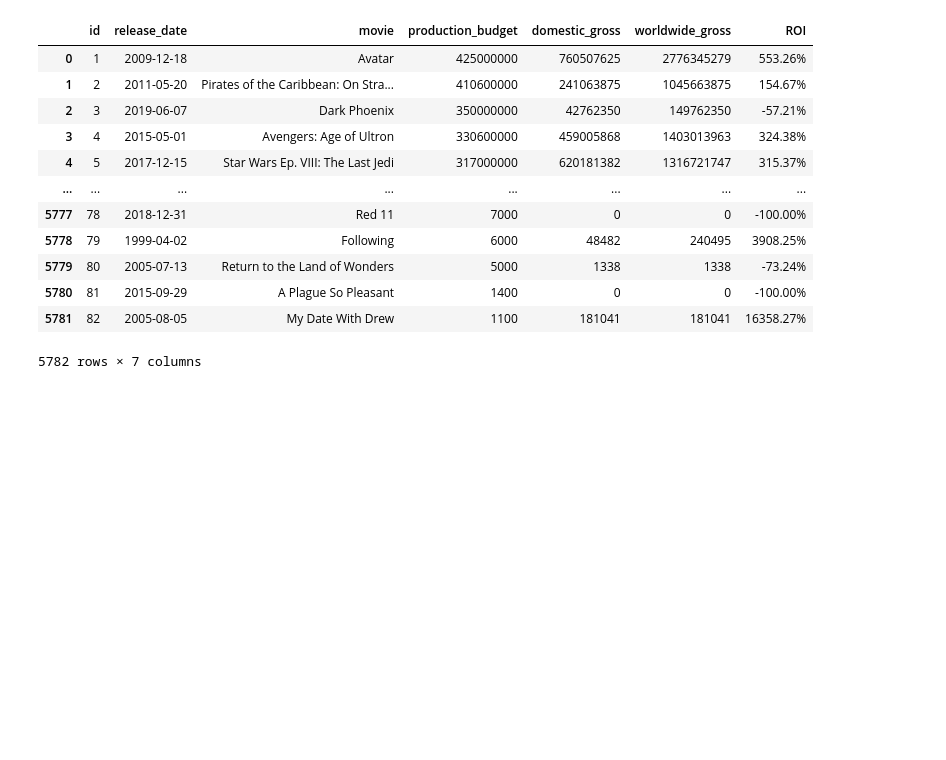
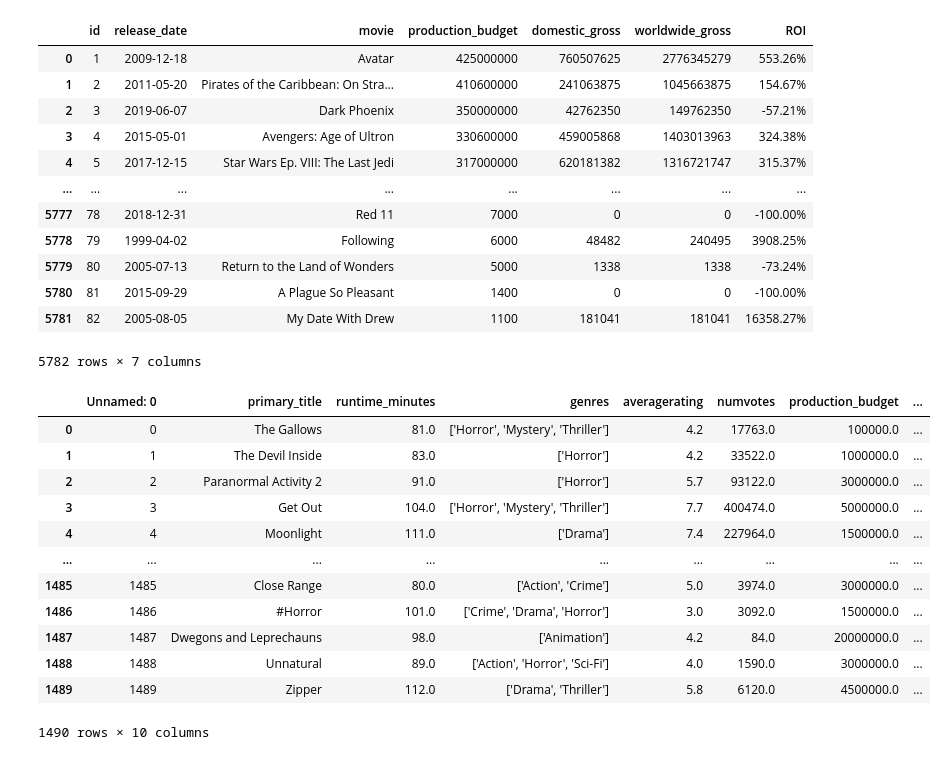
Before and after one commit to pyamin1878/Movie-Project, a Jupyter notebook: Notebooks/student_working_notebook-juvenson.ipynb, the cells around one changed output. Drawn from its saved outputs; the diff is of its cells as text; code cells hidden in the pictures; blank space fills up the shorter version.

```diff
--- a/Notebooks/student_working_notebook-juvenson.ipynb
+++ b/Notebooks/student_working_notebook-juvenson.ipynb
@@ -576,3 +850,22 @@ df_n
 | 5780 | 81 | 2015-09-29 | A Plague So Pleasant | 1400 | 0 | 0 | -100.00% |
 | 5781 | 82 | 2005-08-05 | My Date With Drew | 1100 | 181041 | 181041 | 16358.27% |
 5782 rows × 7 columns
+# %%
+#
+df_clean = pd.read_csv('../Data/movie_clean.csv')
+# %%
+df_clean
+# %% [output]
+|  | Unnamed: 0 | primary_title | runtime_minutes | genres | averagerating | numvotes | production_budget | ... |
+| 0 | 0 | The Gallows | 81.0 | ['Horror', 'Mystery', 'Thriller'] | 4.2 | 17763.0 | 100000.0 | ... |
+| 1 | 1 | The Devil Inside | 83.0 | ['Horror'] | 4.2 | 33522.0 | 1000000.0 | ... |
+| 2 | 2 | Paranormal Activity 2 | 91.0 | ['Horror'] | 5.7 | 93122.0 | 3000000.0 | ... |
+| 3 | 3 | Get Out | 104.0 | ['Horror', 'Mystery', 'Thriller'] | 7.7 | 400474.0 | 5000000.0 | ... |
+| 4 | 4 | Moonlight | 111.0 | ['Drama'] | 7.4 | 227964.0 | 1500000.0 | ... |
+| ... | ... | ... | ... | ... | ... | ... | ... | ... |
+| 1485 | 1485 | Close Range | 80.0 | ['Action', 'Crime'] | 5.0 | 3974.0 | 3000000.0 | ... |
+| 1486 | 1486 | #Horror | 101.0 | ['Crime', 'Drama', 'Horror'] | 3.0 | 3092.0 | 1500000.0 | ... |
+| 1487 | 1487 | Dwegons and Leprechauns | 98.0 | ['Animation'] | 4.2 | 84.0 | 20000000.0 | ... |
+| 1488 | 1488 | Unnatural | 89.0 | ['Action', 'Horror', 'Sci-Fi'] | 4.0 | 1590.0 | 3000000.0 | ... |
+| 1489 | 1489 | Zipper | 112.0 | ['Drama', 'Thriller'] | 5.8 | 6120.0 | 4500000.0 | ... |
+1490 rows × 10 columns
```
Also changed, not shown: parts of 42 cells of this notebook.
